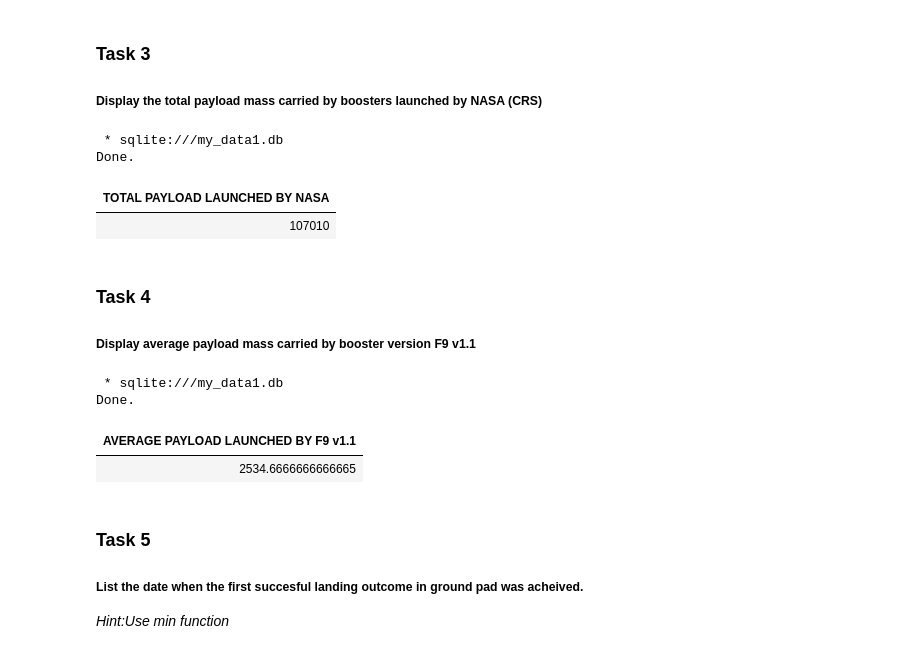
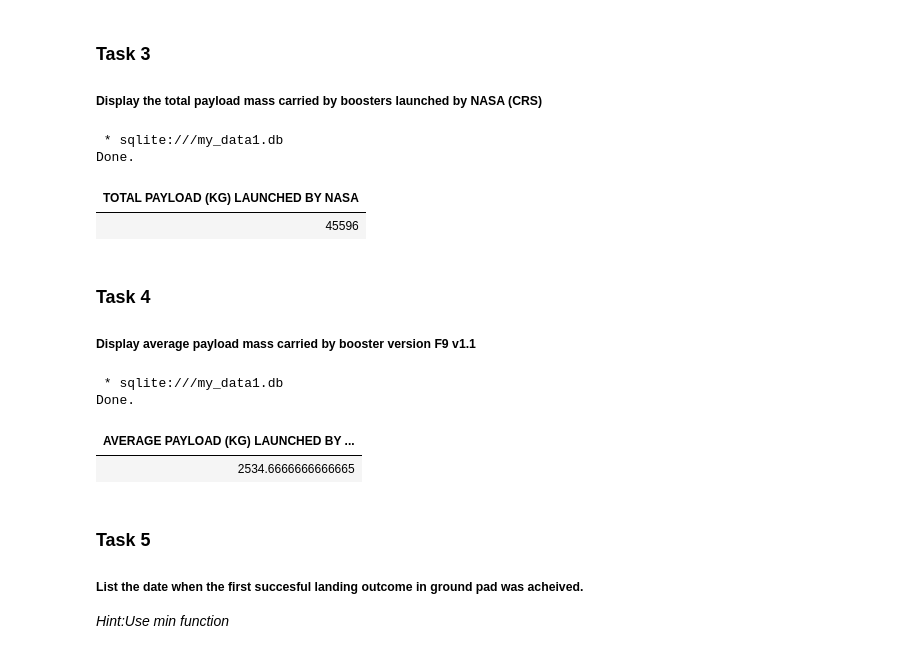
Before and after one commit to JoelmirDias/IBM_Coursera, a Jupyter notebook: jupyter_labs_eda_sql_coursera_sqllite.ipynb, the cells around one changed output. Drawn from its saved outputs; the diff is of its cells as text; code cells hidden in the pictures.

```diff
--- a/jupyter_labs_eda_sql_coursera_sqllite.ipynb
+++ b/jupyter_labs_eda_sql_coursera_sqllite.ipynb
@@ -157,25 +157,25 @@ Done.
 ##### Display the total payload mass carried by boosters launched by NASA (CRS)
 # %%
 %%sql
-SELECT SUM(PAYLOAD_MASS__KG_	) AS 'TOTAL PAYLOAD LAUNCHED BY NASA' FROM SPACEXTBL
-WHERE CUSTOMER LIKE '%NASA%'
+SELECT SUM(PAYLOAD_MASS__KG_	) AS 'TOTAL PAYLOAD (KG) LAUNCHED BY NASA' FROM SPACEXTBL
+WHERE CUSTOMER = 'NASA (CRS)'
 # %% [output]
  * sqlite:///my_data1.db
 Done.
-| TOTAL PAYLOAD LAUNCHED BY NASA |
-| 107010 |
+| TOTAL PAYLOAD (KG) LAUNCHED BY NASA |
+| 45596 |
 # %% [markdown]
 ### Task 4
 
 ##### Display average payload mass carried by booster version F9 v1.1
 # %%
 %%sql
-SELECT AVG(PAYLOAD_MASS__KG_	) AS 'AVERAGE PAYLOAD LAUNCHED BY F9 v1.1' FROM SPACEXTBL
+SELECT AVG(PAYLOAD_MASS__KG_	) AS 'AVERAGE PAYLOAD (KG) LAUNCHED BY F9 v1.1' FROM SPACEXTBL
 WHERE Booster_Version LIKE '%F9 v1.1%'
 # %% [output]
  * sqlite:///my_data1.db
 Done.
-| AVERAGE PAYLOAD LAUNCHED BY F9 v1.1 |
+| AVERAGE PAYLOAD (KG) LAUNCHED BY ... |
 | 2534.6666666666665 |
 # %% [markdown]
 ### Task 5
```
Also changed, not shown: parts of 5 cells of this notebook.
